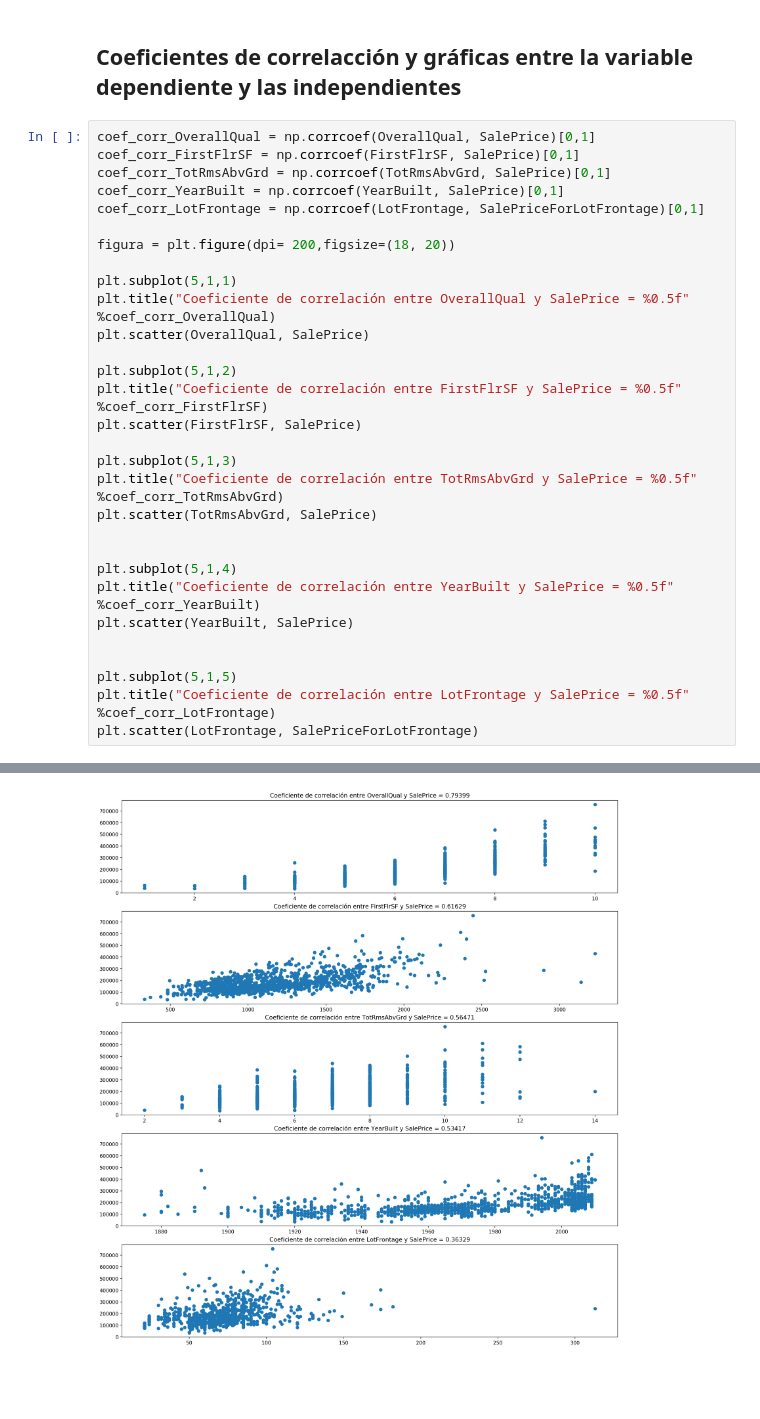
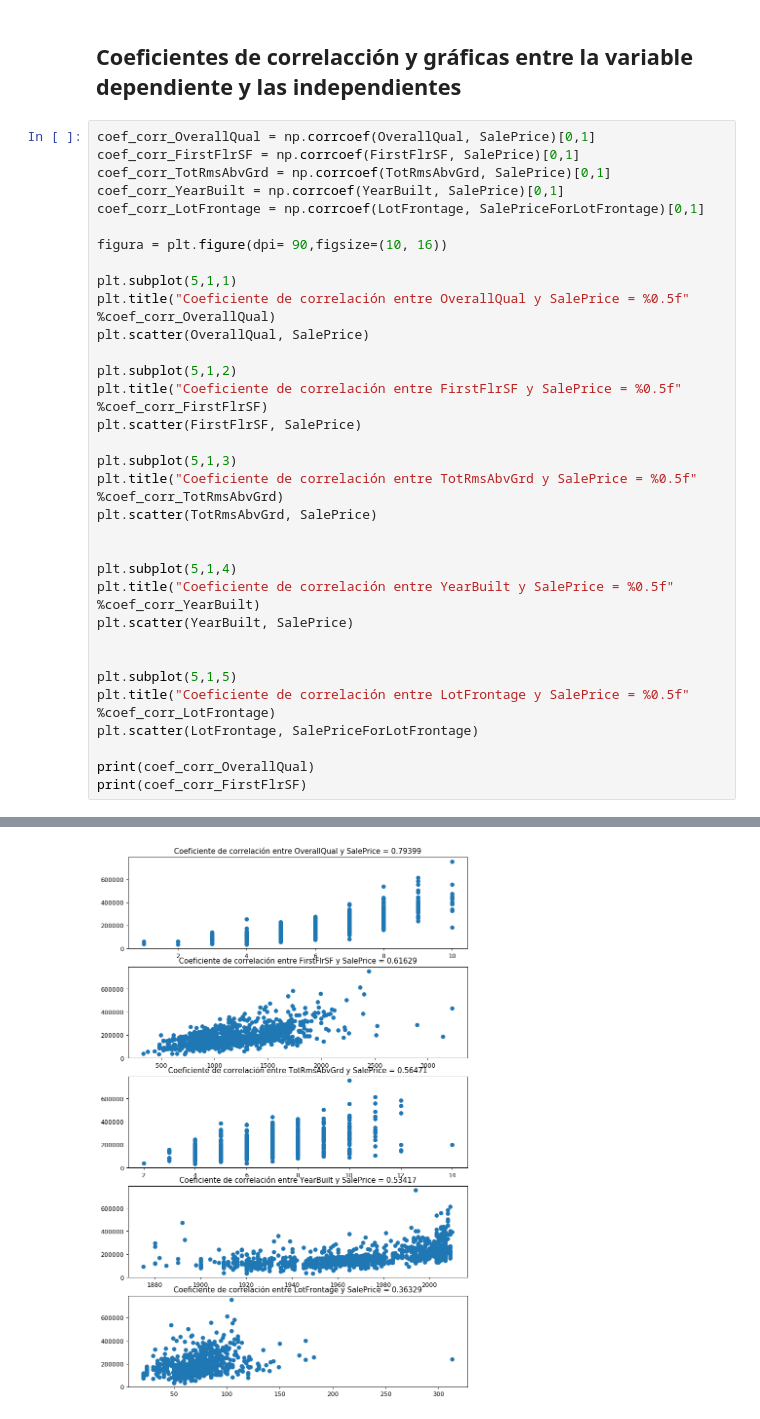
Before and after one commit to ottoortiz/jupyterNotebooks, a Jupyter notebook: Proyecto/Proyecto.ipynb, the cells around one changed output, grey strips where cells are left out. Saved outputs shown, nothing was run; the diff lists cells and outputs as text; blank space fills up the shorter version.

```diff
--- a/Proyecto/Proyecto.ipynb
+++ b/Proyecto/Proyecto.ipynb
@@ -124,7 +124,7 @@ coef_corr_TotRmsAbvGrd = np.corrcoef(TotRmsAbvGrd, SalePrice)[0,1]
 coef_corr_YearBuilt = np.corrcoef(YearBuilt, SalePrice)[0,1]
 coef_corr_LotFrontage = np.corrcoef(LotFrontage, SalePriceForLotFrontage)[0,1]
 
-figura = plt.figure(dpi= 200,figsize=(18, 20))
+figura = plt.figure(dpi= 90,figsize=(10, 16))
 
 plt.subplot(5,1,1)
 plt.title("Coeficiente de correlación entre OverallQual y SalePrice = %0.5f" %coef_corr_OverallQual)
@@ -147,4 +147,7 @@ plt.scatter(YearBuilt, SalePrice)
 plt.subplot(5,1,5)
 plt.title("Coeficiente de correlación entre LotFrontage y SalePrice = %0.5f" %coef_corr_LotFrontage)
 plt.scatter(LotFrontage, SalePriceForLotFrontage)
+
+print(coef_corr_OverallQual)
+print(coef_corr_FirstFlrSF)
 # %% [output]
@@ -152 +156 @@ plt.scatter(LotFrontage, SalePriceForLotFrontage)
-[figure, old version]
+[figure, new version]
```
Also changed, not shown: parts of 14 cells of this notebook.
